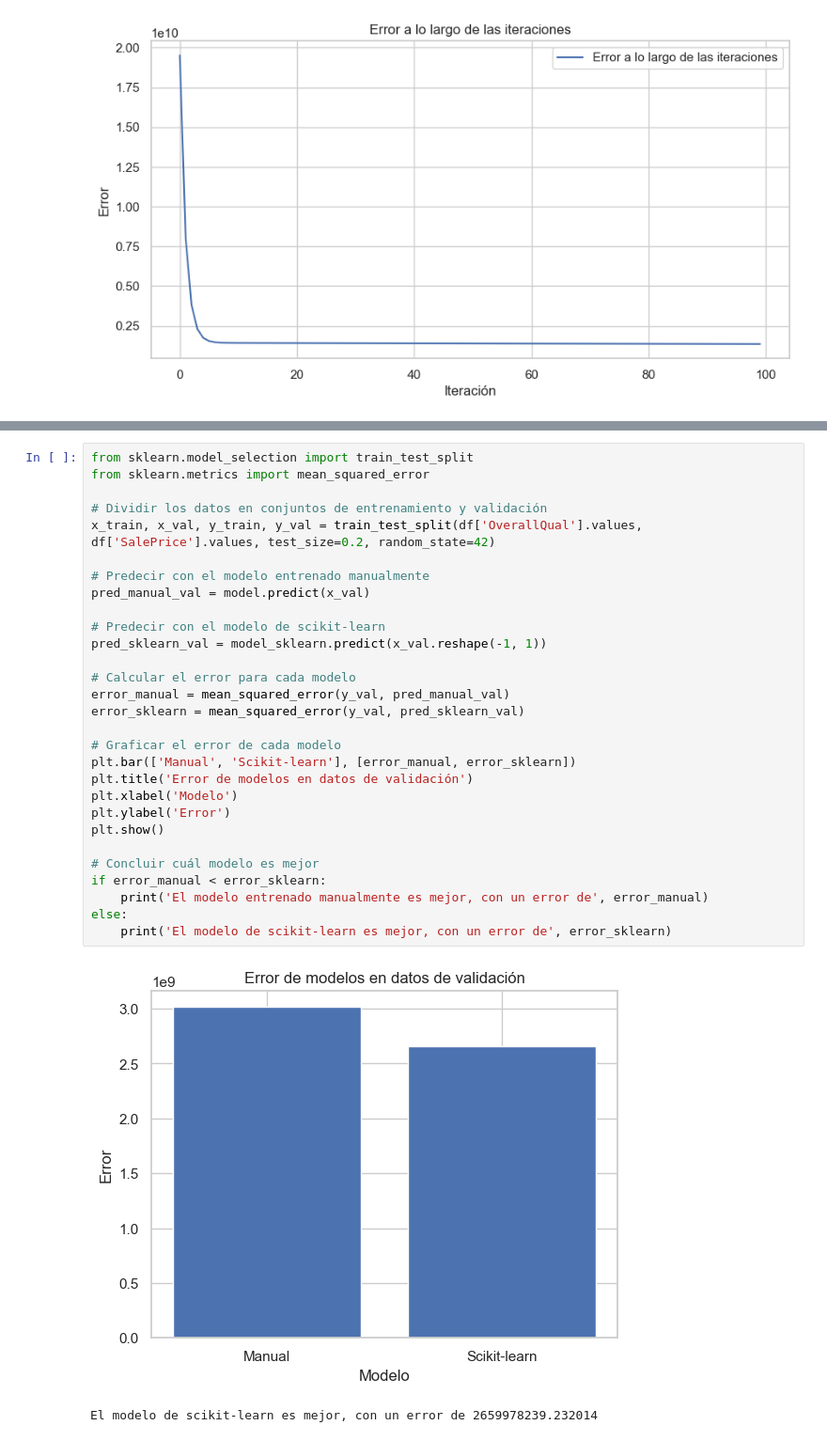
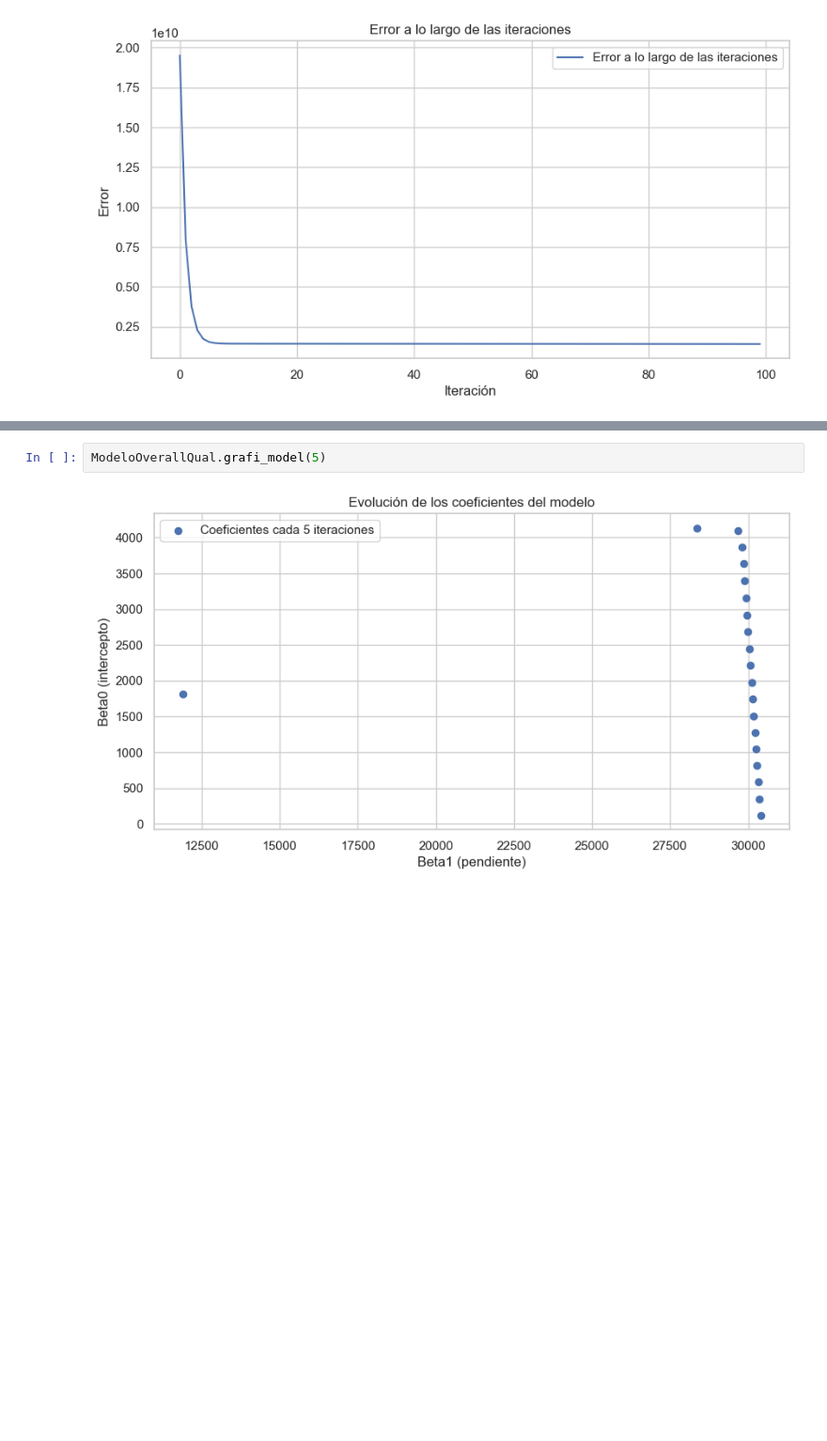
Before and after one commit to walteralexanderajtunpisquiy/PROYECTO1, a Jupyter notebook: ProyectoFinal.ipynb, the cells around one changed output, grey strips where cells are left out. Shown at 94% size. Saved outputs shown, nothing was run; the diff lists cells and outputs as text; blank space fills up the shorter version.

```diff
--- a/ProyectoFinal.ipynb
+++ b/ProyectoFinal.ipynb
@@ -309,32 +375,4 @@ OverallQualModel.grafi_model(4)
-# %%
-from sklearn.model_selection import train_test_split
-from sklearn.metrics import mean_squared_error
-
-# Dividir los datos en conjuntos de entrenamiento y validación
-x_train, x_val, y_train, y_val = train_test_split(df['OverallQual'].values, df['SalePrice'].values, test_size=0.2, random_state=42)
-
-# Predecir con el modelo entrenado manualmente
-pred_manual_val = model.predict(x_val)
-
-# Predecir con el modelo de scikit-learn
-pred_sklearn_val = model_sklearn.predict(x_val.reshape(-1, 1))
-
-# Calcular el error para cada modelo
-error_manual = mean_squared_error(y_val, pred_manual_val)
-error_sklearn = mean_squared_error(y_val, pred_sklearn_val)
-
-# Graficar el error de cada modelo
-plt.bar(['Manual', 'Scikit-learn'], [error_manual, error_sklearn])
-plt.title('Error de modelos en datos de validación')
-plt.xlabel('Modelo')
-plt.ylabel('Error')
-plt.show()
-
-# Concluir cuál modelo es mejor
-if error_manual < error_sklearn:
-    print('El modelo entrenado manualmente es mejor, con un error de', error_manual)
-else:
-    print('El modelo de scikit-learn es mejor, con un error de', error_sklearn)
-# %% [output]
-[figure, removed]
-El modelo de scikit-learn es mejor, con un error de 2659978239.232014
+# %%
+ModeloOverallQual.grafi_model(5)
+# %% [output]
+[figure, added]
```
Also changed, not shown: parts of 10 cells of this notebook.
